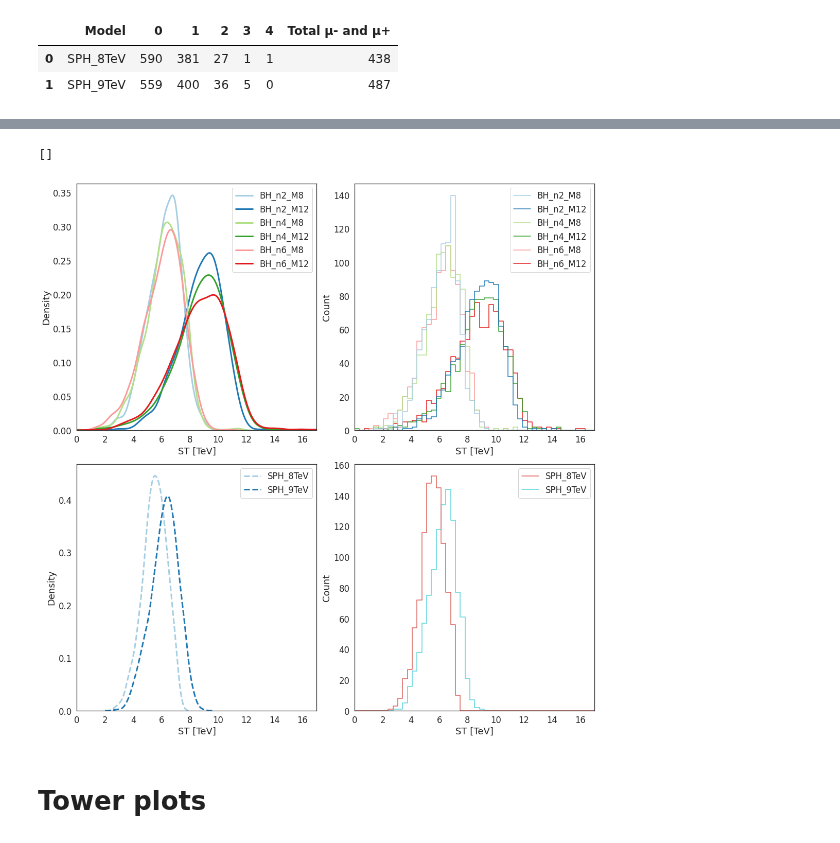
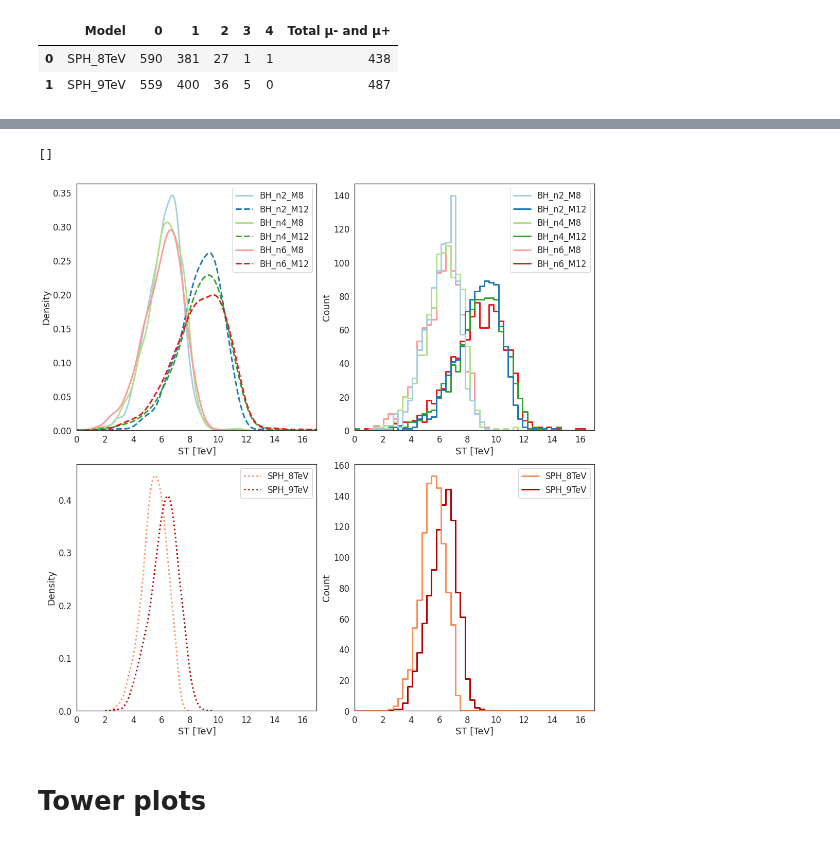
Before and after one commit to choisant/imcalML, a Jupyter notebook: notebooks/BH_analysis.ipynb, the cells around one changed output, grey strips where cells are left out. Drawn from its saved outputs; the diff is of its cells as text; code cells hidden in the pictures.

```diff
--- a/notebooks/BH_analysis.ipynb
+++ b/notebooks/BH_analysis.ipynb
@@ -90,6 +90,8 @@ sph_jets, n_sph_jets, sph_jet1_PT, sph_jet1_eta = jet_data(sph_jets)
 # %%
 #sn.set_palette("Paired", int(n_BH_labels + n_sph_labels))
 sn.set_theme(context="notebook", style="white", palette="Paired", font='sans-serif', font_scale=1.5, color_codes=True, rc=None)
+line_styles = ["-", "--", "-", "--", "-", "--"]
+sph_colors = ["#fc8d59", "#b30000"]
 # %%
 #jet information
 fig, ax = plt.subplots(ncols=2, figsize=(18,8))
@@ -127,9 +129,9 @@ def multiplicity(photons, electrons, muons):
     #separate muons by charge
     muons_neg = [item[item.Charge < 0] for item in muons]
     muons_pos = [item[item.Charge > 0] for item in muons]
-    n_muons_neg = [[len(event) for event in item.PT] for item in muons_neg]
-    n_muons_pos = [[len(event) for event in item.PT] for item in muons_pos]
-    n_muons = [[len(event) for event in item.PT] for item in muons]
+    n_muons_neg = [np.array([len(event) for event in item.PT]) for item in muons_neg]
+    n_muons_pos = [np.array([len(event) for event in item.PT]) for item in muons_pos]
+    n_muons = [np.array([len(event) for event in item.PT]) for item in muons]
     return n_photons, n_electrons, n_muons_neg, n_muons_pos, n_muons
 
 n_BH_photons, n_BH_electrons, n_BH_muons_neg, n_BH_muons_pos, n_BH_muons = multiplicity(BH_photons, BH_electrons, BH_muons)
@@ -272,0 +291,18 @@ The total number of muons + anti-muons in each event in the sphaleron models
+# %%
+#Asymmetry
+fig, ax = plt.subplots(ncols=2, figsize=(14, 6), layout="constrained")
+#fig.tight_layout(pad=2)
+fig.suptitle("Asymmetry", size=20, fontweight="bold")
+sn.histplot(dict(zip(BH_labels, BH_asymmetry)), ax = ax[0], binwidth=1, binrange=[-1.5, 1.5],
+            multiple="layer", stat="count", linewidth=3, fill=False)
+sn.histplot(dict(zip(sph_labels, sph_asymmetry)), ax = ax[1], binwidth=1, binrange=[-1.5, 1.5],
+            multiple="layer", stat="count", linewidth=3, palette=sph_colors, fill=False)
+
+for axis in ax.reshape(-1):
+    axis.set_xlabel(r"([N(μ+) - N(μ-)]/[N(μ+) + N(μ-)])")
+    #axis.set_title("Jet multiplicity")
+    axis.set_xlim(-2, 2.5)
+    axis.set_ylim(0, 400)
+    #axis.set_xticks([0,1,2,3,4])
+
+plt.plot()
@@ -284,3 +323,14 @@ def calculate_ST(n_labels, jets, muons, electrons, photons, met):
     return ST
 BH_ST = calculate_ST(n_BH_labels, BH_jets, BH_muons, BH_electrons, BH_photons, BH_met)
 sph_ST = calculate_ST(n_sph_labels, sph_jets, sph_muons, sph_electrons, sph_photons, sph_met)
+# %%
+#jet information
+fig, ax = plt.subplots(ncols=1, figsize=(10, 10))
+for i in range(n_BH_labels):
+    sn.kdeplot(BH_ST[i], label=BH_labels[i], linestyle=line_styles[i], linewidth=3, ax = ax)
+for i in range(n_sph_labels):
+    sn.kdeplot(sph_ST[i], label=sph_labels[i], linestyle="dotted", linewidth=4, ax = ax, color=sph_colors[i])
+
+ax.legend()
+ax.set_xlabel(r"ST [TeV]")
+ax.set_xlim(0, 17)
@@ -287,30 +340,30 @@ sph_ST = calculate_ST(n_sph_labels, sph_jets, sph_muons, sph_electrons, sph_phot
 # %%
 #ST plots
 
 fig, ax = plt.subplots(ncols=2, nrows = 2, figsize=(15,15), layout="constrained")
 #fig.suptitle("ST", size=18, fontweight="bold")
 
 for i in range(n_BH_labels):
-    sn.kdeplot(BH_ST[i], label=BH_labels[i], linewidth=3, ax = ax[0][0])
+    sn.kdeplot(BH_ST[i], label=BH_labels[i], linestyle=line_styles[i], linewidth=3, ax = ax[0][0])
 ax[0][0].legend()
 
 for i in range(n_sph_labels):
-    sn.kdeplot(sph_ST[i], label=sph_labels[i], linestyle="--", linewidth=3, ax = ax[1][0], palette="hls")
+    sn.kdeplot(sph_ST[i], label=sph_labels[i], linestyle="dotted", linewidth=3, ax = ax[1][0], color=sph_colors[i])
 ax[1][0].legend()
 
 sn.histplot(dict(zip(BH_labels, BH_ST)), ax = ax[0][1], bins=50, binrange=[0, 17],
-            multiple="layer", stat="count", element="step", palette="Paired", fill=False)
+            multiple="layer", stat="count", element="step", linewidth=3, palette="Paired", fill=False)
 
 sn.histplot(dict(zip(sph_labels, sph_ST)), ax = ax[1][1], bins=50, binrange=[0, 17],
-            multiple="layer", stat="count", element="step", palette="hls", fill=False)
+            multiple="layer", stat="count", element="step", linewidth=3, palette=sph_colors, fill=False)
 
 for axis in ax.reshape(-1):
     axis.set_xlabel("ST [TeV]")
     axis.set_xlim(0, 17)
 plt.plot()
 # %% [output]
 []
-[figure, old version]
+[figure, new version]
 # %% [markdown]
 # Tower plots
 # %%
```
Also changed, not shown: parts of 6 cells of this notebook, 10 other files.
